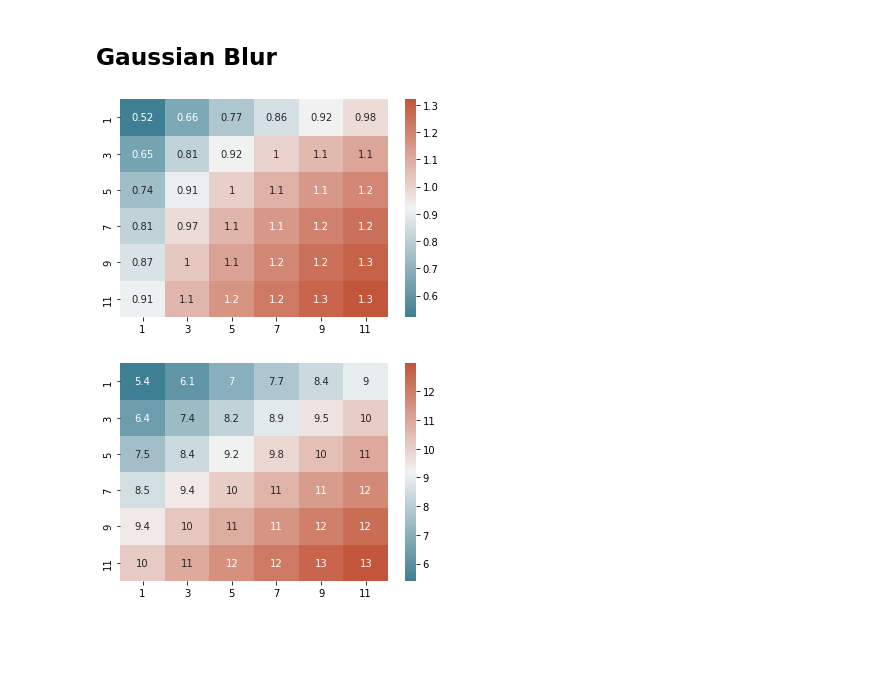
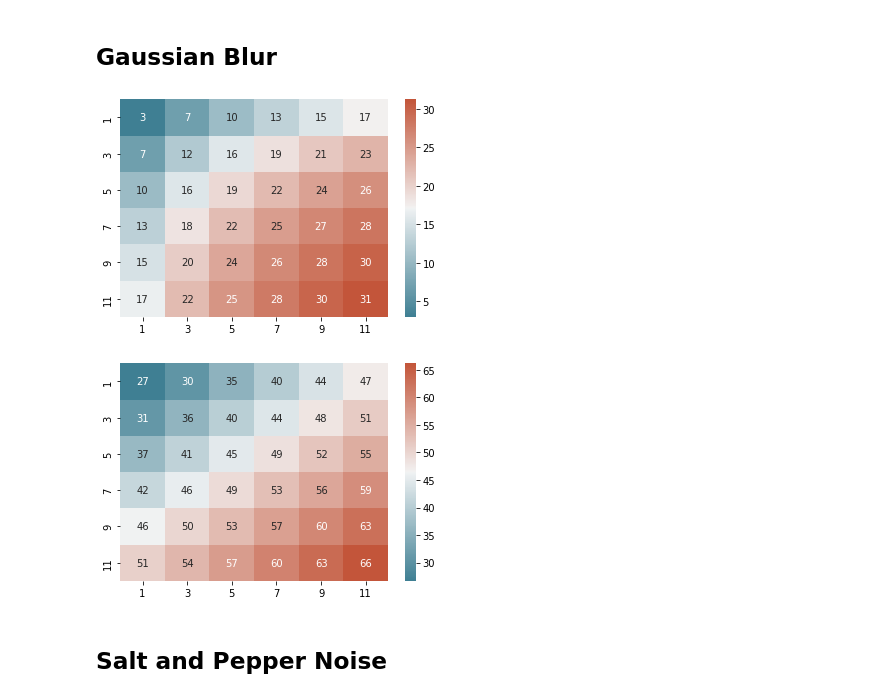
Before and after one commit to codysfang/FID_score_research, a Jupyter notebook: diffusion_images_investigation.ipynb, the cells around one changed output. Drawn from its saved outputs; the diff is of its cells as text; code cells hidden in the pictures; blank space fills up the shorter version.

Commit message:
correct generate

```diff
--- a/diffusion_images_investigation.ipynb
+++ b/diffusion_images_investigation.ipynb
@@ -18,9 +16,9 @@ torch.manual_seed(seed)
 # %%
 CIFAR_train_loader = DataLoader(datasets.CIFAR10('./data', train=True, download=True,
                              transform=transforms.Compose([
-                               transforms.PILToTensor()])), batch_size=1000, shuffle=True)
+                               transforms.PILToTensor()])), batch_size=10000, shuffle=True)
 
-CIFAR_train = FID_util.load_data_single(CIFAR_train_loader, 1000, (32, 32))
+CIFAR_train = FID_util.load_data_single(CIFAR_train_loader, 10000, (32, 32))
 CIFAR_generated = FID_util.load_from_dir("./generated_images/cifar_generated/*.png")
 print(f"Base FID CIFAR-10: {FID_util.compute_FID(CIFAR_train, CIFAR_generated).item()}")
 # %% [output]
@@ -29,5 +27,7 @@ Base FID CIFAR-10: 0.5221002697944641
 # %%
 CelebA_train = FID_util.load_from_dir("./data/celeba_hq_256/*.jpg", seed)
 CelebA_generated = FID_util.load_from_dir("./generated_images/celebA_generated/*.png")
-print(f"Base FID CelebA-HQ: {FID_util.compute_FID(CelebA_train, CelebA_generated).item()}")
+print(f"Base FID CelebA-HQ DDIM: {FID_util.compute_FID(CelebA_train, CelebA_generated).item()}")
+CelebA_ldm_generated = FID_util.load_from_dir("./generated_images/celebA_ldm_generated/*.png")
+print(f"Base FID CelebA-HQ LDM: {FID_util.compute_FID(CelebA_train, CelebA_ldm_generated).item()}")
 # %% [output]
@@ -122,8 +127,8 @@ def generate_heatmap(dataset_train, dataset_test, dataset):
 # %%
-generate_heatmap(CIFAR_train, CIFAR_generated, "diffusion_image_graphs/g_CIFAR")
+FID_util.generate_heatmap(CIFAR_train, CIFAR_generated, "diffusion_image_graphs/g_CIFAR")
 # %% [output]
-[figure, old version]
+[figure, new version]
 # %%
-generate_heatmap(CelebA_train, CelebA_generated, "diffusion_image_graphs/g_CelebA")
+FID_util.generate_heatmap(CelebA_train, CelebA_generated, "diffusion_image_graphs/g_CelebA")
 # %% [output]
-[figure, old version]
+[figure, new version]
@@ -129,0 +137,2 @@ generate_heatmap(CelebA_train, CelebA_generated, "diffusion_image_graphs/g_Celeb
+# %% [markdown]
+## Salt and Pepper Noise
```
Also changed, not shown: parts of 31 cells of this notebook, 24 other files.
